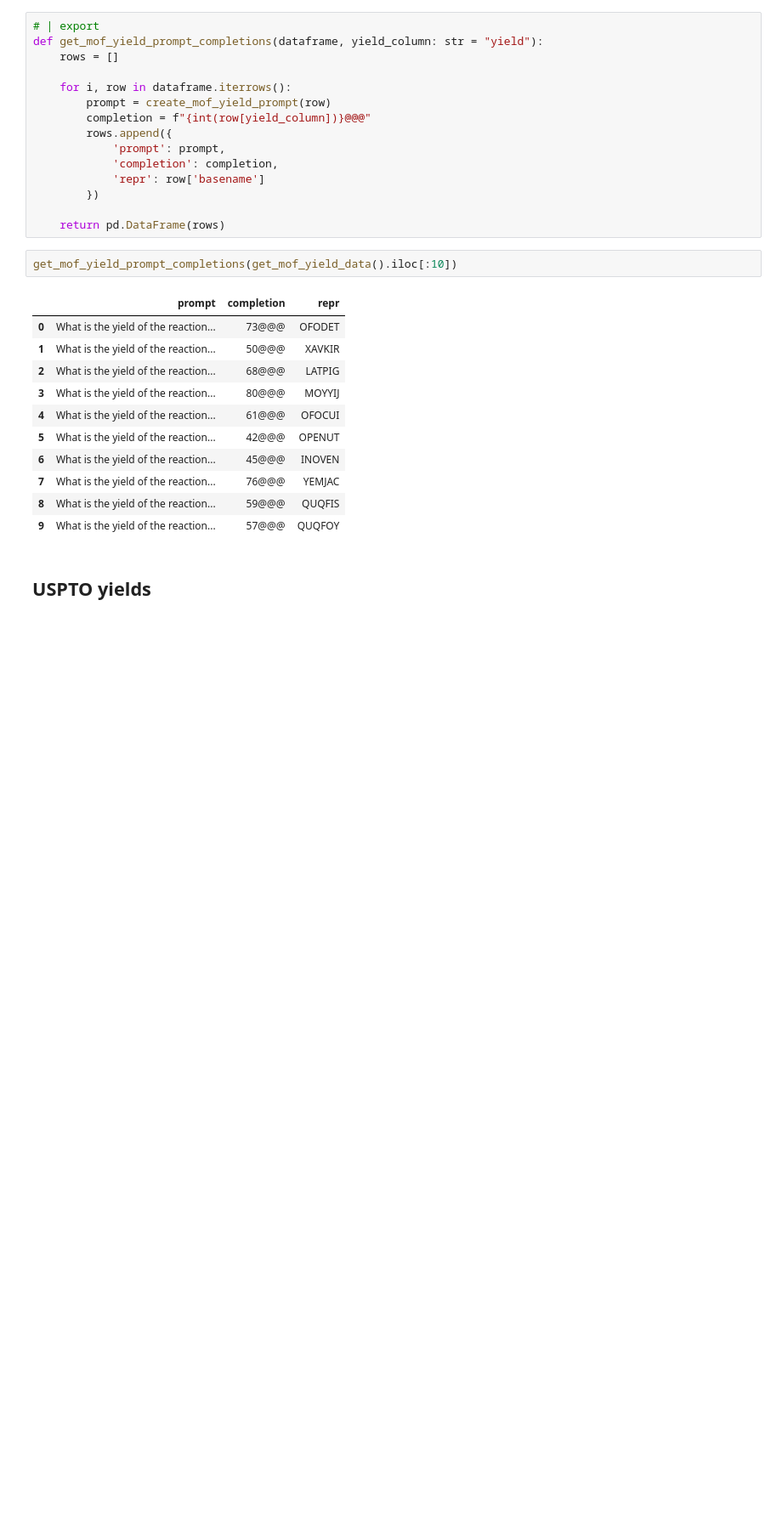
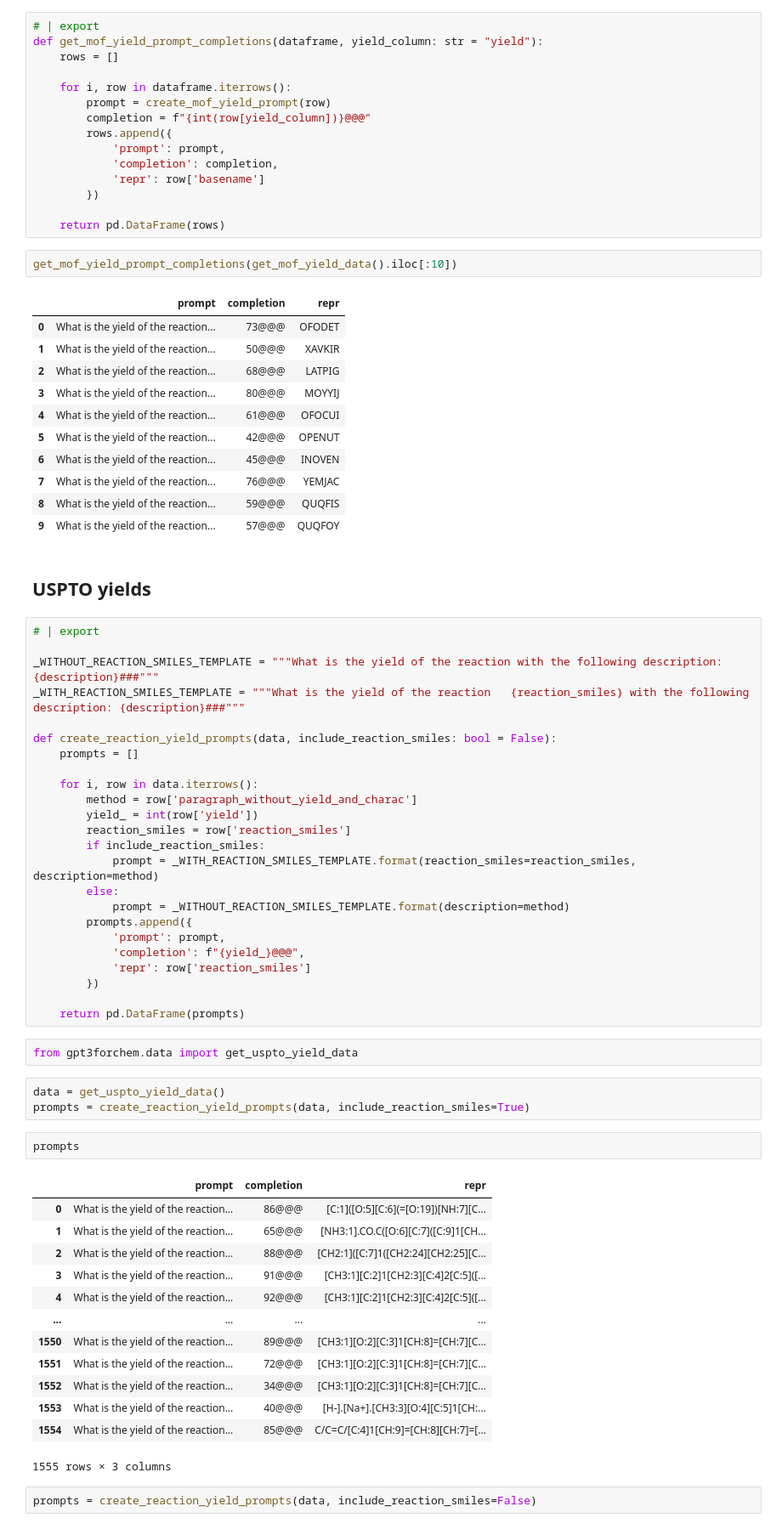
Before and after one commit to kjappelbaum/gpt3forchem, a Jupyter notebook: notebooks/03_input.ipynb, the cells around one changed output. Shown: that part at 85% size. Cells and saved outputs as stored; diff of their text form; blank space fills up the shorter version.

Commit message:
feat: inital USPTO experiments

```diff
--- a/notebooks/03_input.ipynb
+++ b/notebooks/03_input.ipynb
@@ -752,3 +752,50 @@ get_mof_yield_prompt_completions(get_mof_yield_data().iloc[:10])
 | 9 | What is the yield of the reaction... | 57@@@ | QUQFOY |
 # %% [markdown]
 ## USPTO yields
+# %%
+# | export
+
+_WITHOUT_REACTION_SMILES_TEMPLATE = """What is the yield of the reaction with the following description: {description}###"""
+_WITH_REACTION_SMILES_TEMPLATE = """What is the yield of the reaction   {reaction_smiles} with the following description: {description}###"""
+
+def create_reaction_yield_prompts(data, include_reaction_smiles: bool = False):
+    prompts = []
+
+    for i, row in data.iterrows():
+        method = row['paragraph_without_yield_and_charac']
+        yield_ = int(row['yield'])
+        reaction_smiles = row['reaction_smiles']
+        if include_reaction_smiles:
+            prompt = _WITH_REACTION_SMILES_TEMPLATE.format(reaction_smiles=reaction_smiles, description=method)
+        else:
+            prompt = _WITHOUT_REACTION_SMILES_TEMPLATE.format(description=method)
+        prompts.append({
+            'prompt': prompt,
+            'completion': f"{yield_}@@@",
+            'repr': row['reaction_smiles']
+        })
+
+    return pd.DataFrame(prompts)
+# %%
+from gpt3forchem.data import get_uspto_yield_data
+# %%
+data = get_uspto_yield_data()
+prompts = create_reaction_yield_prompts(data, include_reaction_smiles=True)
+# %%
+prompts
+# %% [output]
+|  | prompt | completion | repr |
+| 0 | What is the yield of the reaction... | 86@@@ | [C:1]([O:5][C:6](=[O:19])[NH:7][C... |
+| 1 | What is the yield of the reaction... | 65@@@ | [NH3:1].CO.C([O:6][C:7]([C:9]1[CH... |
+| 2 | What is the yield of the reaction... | 88@@@ | [CH2:1]([C:7]1([CH2:24][CH2:25][C... |
+| 3 | What is the yield of the reaction... | 91@@@ | [CH3:1][C:2]1[CH2:3][C:4]2[C:5]([... |
+| 4 | What is the yield of the reaction... | 92@@@ | [CH3:1][C:2]1[CH2:3][C:4]2[C:5]([... |
+| ... | ... | ... | ... |
+| 1550 | What is the yield of the reaction... | 89@@@ | [CH3:1][O:2][C:3]1[CH:8]=[CH:7][C... |
+| 1551 | What is the yield of the reaction... | 72@@@ | [CH3:1][O:2][C:3]1[CH:8]=[CH:7][C... |
+| 1552 | What is the yield of the reaction... | 34@@@ | [CH3:1][O:2][C:3]1[CH:8]=[CH:7][C... |
+| 1553 | What is the yield of the reaction... | 40@@@ | [H-].[Na+].[CH3:3][O:4][C:5]1[CH:... |
+| 1554 | What is the yield of the reaction... | 85@@@ | C/C=C/[C:4]1[CH:9]=[CH:8][CH:7]=[... |
+1555 rows × 3 columns
+# %%
+prompts = create_reaction_yield_prompts(data, include_reaction_smiles=False)
```
Also changed, not shown: parts of 2 cells of this notebook, 14 other files.
